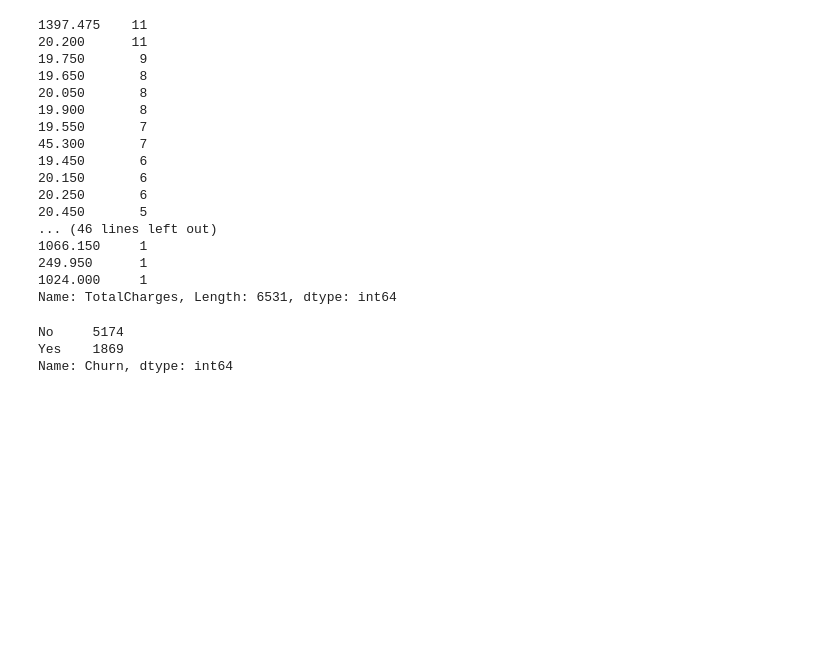
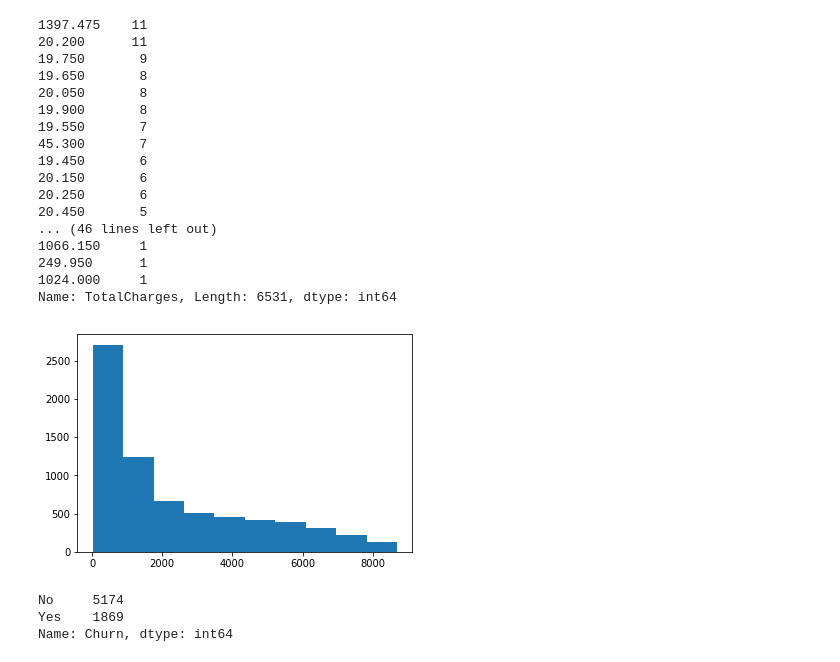
Before and after one commit to pealriver/Springboard, a Jupyter notebook: Capstone Project 1 - data storytelling.ipynb, the cells around one changed output. Drawn from its saved outputs; the diff is of its cells as text; code cells hidden in the pictures; blank space fills up the shorter version.

```diff
--- a/Capstone Project 1 - data storytelling.ipynb
+++ b/Capstone Project 1 - data storytelling.ipynb
@@ -305,6 +298,11 @@ df['TotalCharges'].value_counts(dropna=False)
 249.950      1
 1024.000     1
 Name: TotalCharges, Length: 6531, dtype: int64
+# %%
+# plot histogram for the column of TotalCharges, it's right skew and does not look like has outlier
+_=plt.hist(df['TotalCharges'])
+# %% [output]
+[figure, added]
 # %%
 # value count the column of 'Churn', no missing value
 df['Churn'].value_counts(dropna=False)
```
Also changed, not shown: parts of 19 cells of this notebook.
